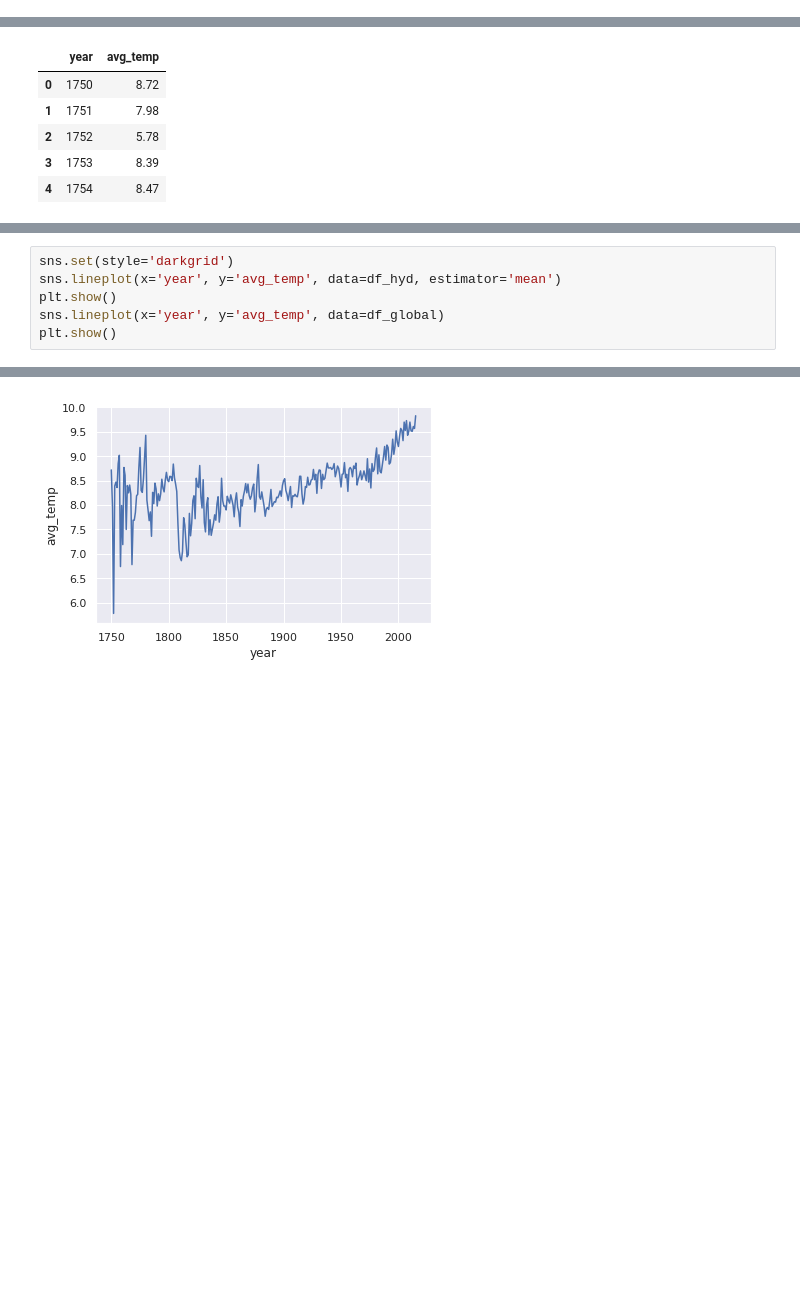
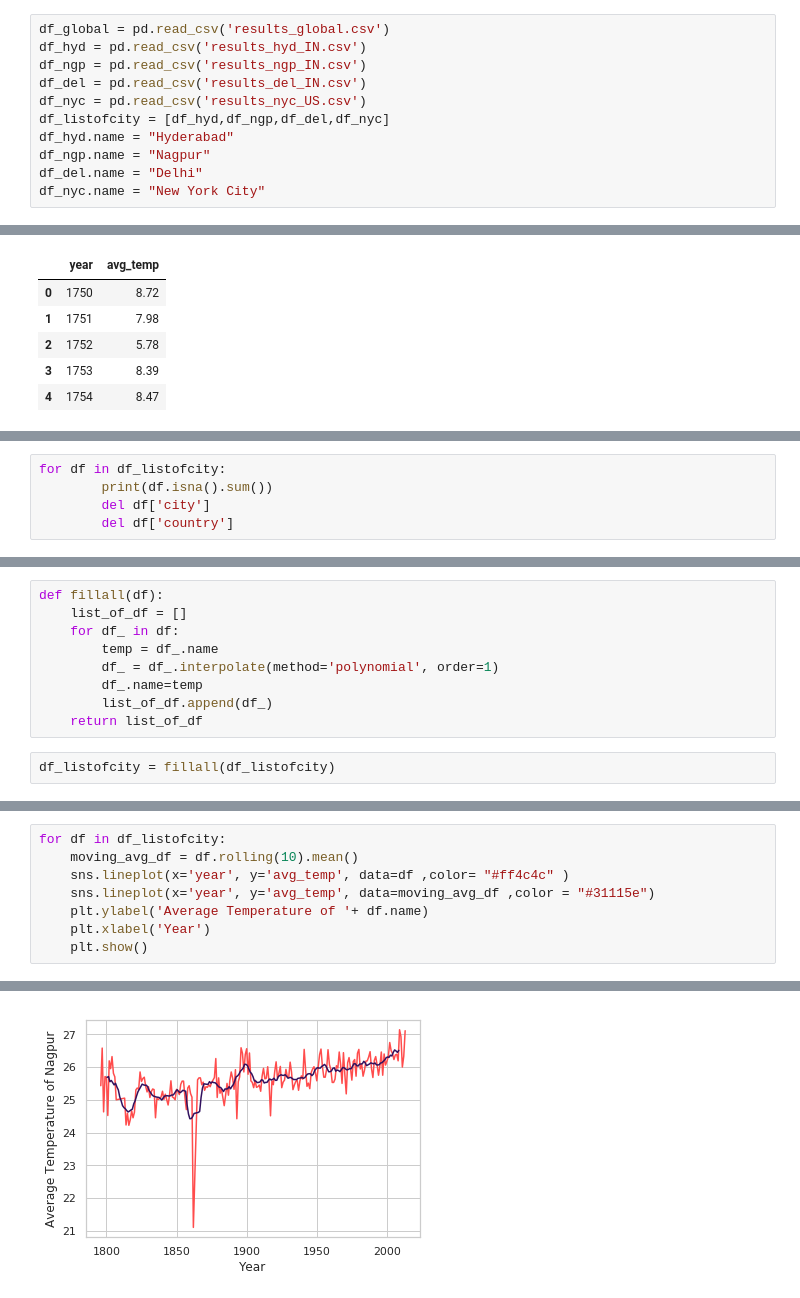
Before and after one commit to abhiksark/Udacity-DataAnalyst-Nanodegree, a Jupyter notebook: explore_weather_trends/trend_plot.ipynb, the cells around one changed output, grey strips where cells are left out. Saved outputs shown, nothing was run; the diff lists cells and outputs as text; blank space fills up the shorter version.

```diff
--- a/explore_weather_trends/trend_plot.ipynb
+++ b/explore_weather_trends/trend_plot.ipynb
@@ -14,3 +12,14 @@ df_hyd = pd.read_csv('results_hyd_IN.csv')
+# %%
+df_global = pd.read_csv('results_global.csv')
+df_hyd = pd.read_csv('results_hyd_IN.csv')
+df_ngp = pd.read_csv('results_ngp_IN.csv')
+df_del = pd.read_csv('results_del_IN.csv')
+df_nyc = pd.read_csv('results_nyc_US.csv')
+df_listofcity = [df_hyd,df_ngp,df_del,df_nyc]
+df_hyd.name = "Hyderabad"
+df_ngp.name = "Nagpur"
+df_del.name = "Delhi"
+df_nyc.name = "New York City"
 # %%
 df_global.isna().sum() #counting missing data
 df_global.head()
@@ -40,0 +33,5 @@ moving_avg_hyd = df_hyd.rolling(12).mean()
+# %%
+for df in df_listofcity:
+        print(df.isna().sum())
+        del df['city']
+        del df['country']
@@ -40,0 +59,11 @@ moving_avg_hyd = df_hyd.rolling(12).mean()
+# %%
+def fillall(df):
+    list_of_df = []
+    for df_ in df:
+        temp = df_.name
+        df_ = df_.interpolate(method='polynomial', order=1)
+        df_.name=temp
+        list_of_df.append(df_)
+    return list_of_df
+# %%
+df_listofcity = fillall(df_listofcity)
@@ -41,7 +79,9 @@ moving_avg_hyd = df_hyd.rolling(12).mean()
 # %%
-sns.set(style='darkgrid')
-sns.lineplot(x='year', y='avg_temp', data=df_hyd, estimator='mean')
-plt.show()
-sns.lineplot(x='year', y='avg_temp', data=df_global)
-plt.show()
+for df in df_listofcity:
+    moving_avg_df = df.rolling(10).mean()
+    sns.lineplot(x='year', y='avg_temp', data=df ,color= "#ff4c4c" )
+    sns.lineplot(x='year', y='avg_temp', data=moving_avg_df ,color = "#31115e")
+    plt.ylabel('Average Temperature of '+ df.name)
+    plt.xlabel('Year')
+    plt.show()
 # %% [output]
@@ -49 +89 @@ plt.show()
-[figure, old version]
+[figure, new version]
```
Also changed, not shown: parts of 19 cells of this notebook, 3 other files.
